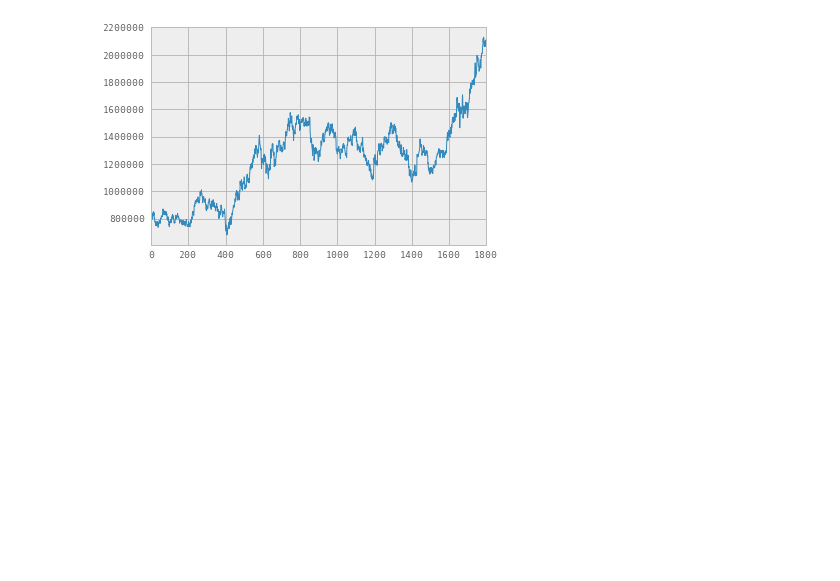
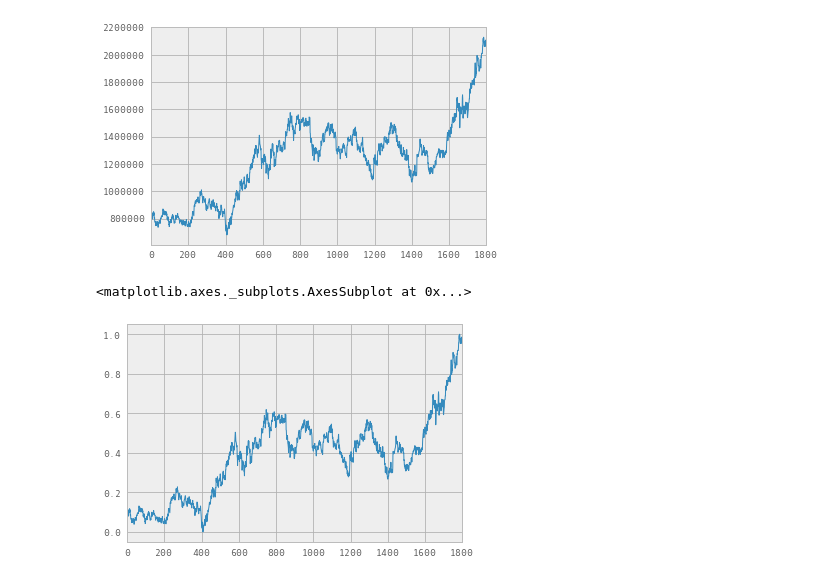
Before and after one commit to dspshin/DQN_examples, a Jupyter notebook: stock.ipynb, the cells around one changed output. Saved outputs shown, nothing was run; the diff lists cells and outputs as text; code cells hidden in the pictures; blank space fills up the shorter version.

```diff
--- a/stock.ipynb
+++ b/stock.ipynb
@@ -77,3 +77,12 @@ df['ends'].plot()
 # %% [output]
 <matplotlib.axes._subplots.AxesSubplot at 0x...>
 [figure]
+# %%
+# normalize
+from sklearn import preprocessing
+min_max_scaler = preprocessing.MinMaxScaler()
+df[['ends', 'amount', 'foreigner', 'insti', 'person', 'program', 'credit']] = min_max_scaler.fit_transform( df[['ends', 'amount', 'foreigner', 'insti', 'person', 'program', 'credit']] )
+df['ends'].plot()
+# %% [output]
+<matplotlib.axes._subplots.AxesSubplot at 0x...>
+[figure, added]
```
Also changed, not shown: parts of 5 cells of this notebook, 2 other files.
